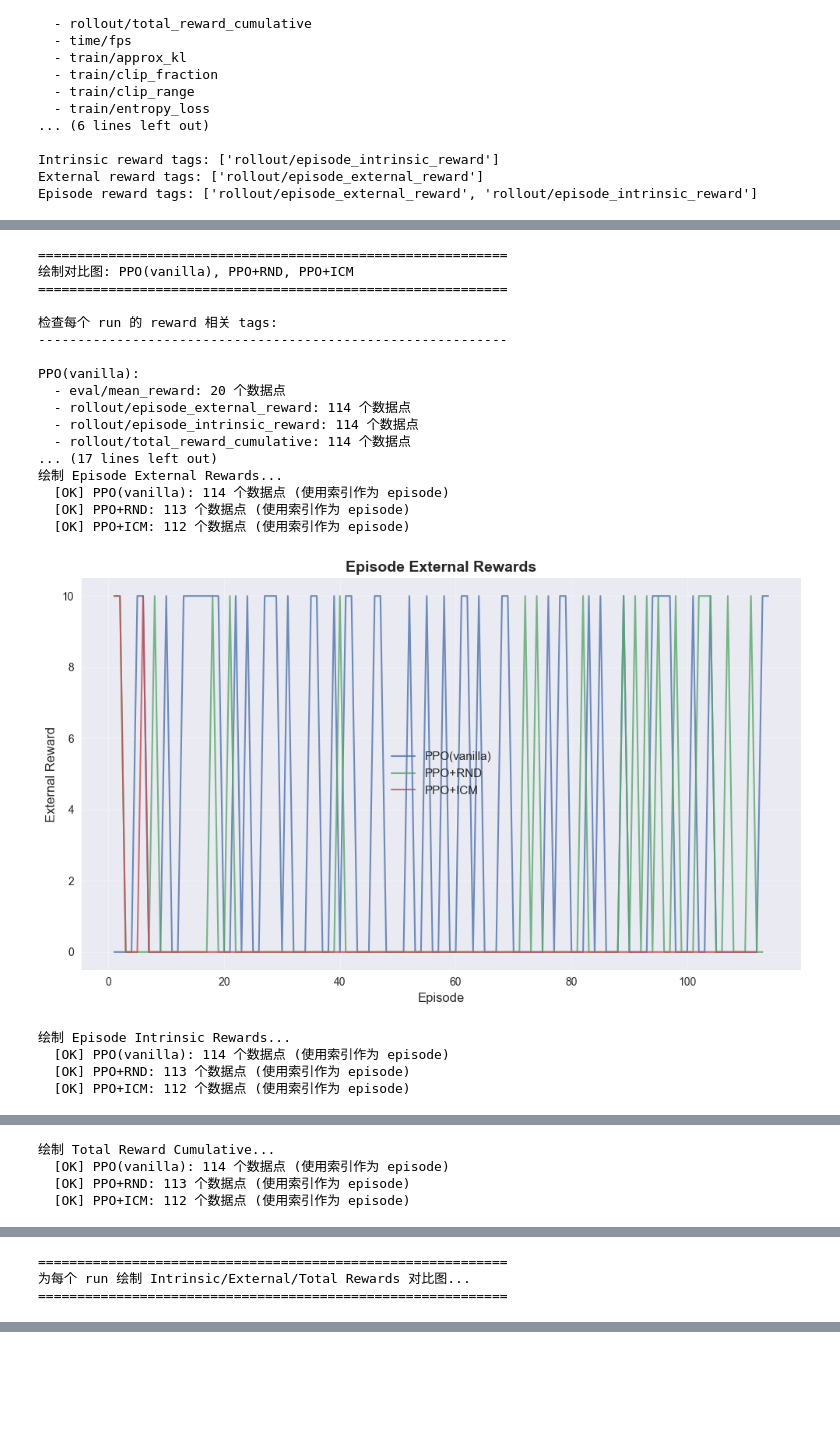
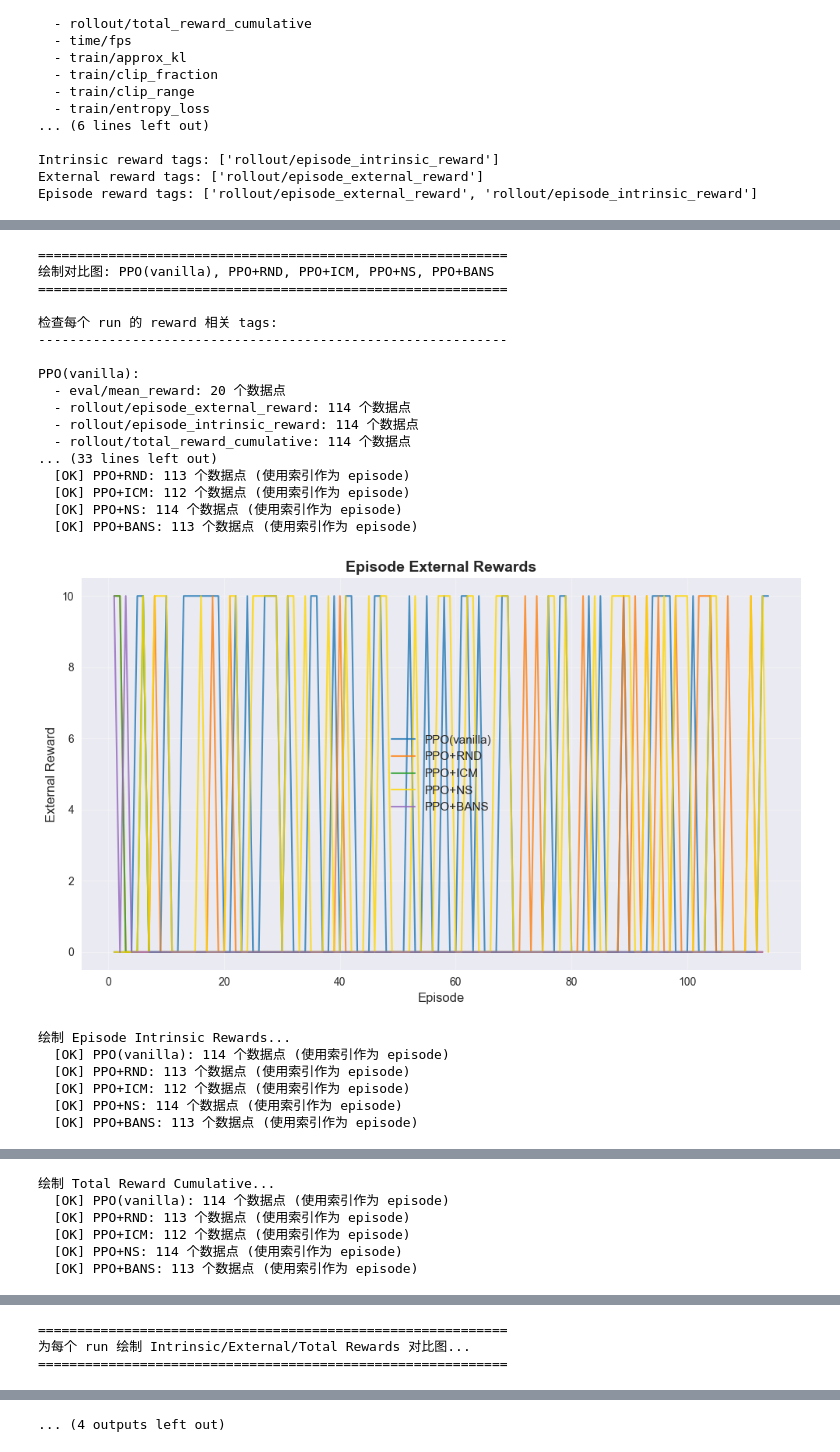
Before and after one commit to S-lijun/boundary-aware-novelty-search, a Jupyter notebook: boundary_ns_rl/TensorBoard_Procgen.ipynb, the cells around one changed output, grey strips where cells are left out. Drawn from its saved outputs; the diff is of its cells as text; code cells hidden in the pictures; blank space fills up the shorter version.

Commit message:
ns / boundary-aware ns procgen实验第一版

```diff
--- a/boundary_ns_rl/TensorBoard_Procgen.ipynb
+++ b/boundary_ns_rl/TensorBoard_Procgen.ipynb
@@ -37,9 +39,13 @@ RUNS = {
     # PPO（基础版本，无内在奖励）
     "procgen_maze_ppo_2": os.path.join(LOGS_DIR, "procgen_maze_ppo", "PPO_2"),
     # PPO+RND（带 RND 内在奖励）
-    "procgen_maze_ppo_rnd_4": os.path.join(LOGS_DIR, "procgen_maze_ppo_rnd", "PPO_4"),  # 新跑完的结果
+    "procgen_maze_ppo_rnd_4": os.path.join(LOGS_DIR, "procgen_maze_ppo_rnd", "PPO_4"),  # 最新 RND 结果
     # PPO+ICM（带 ICM 内在奖励）
     "procgen_maze_ppo_icm_1": os.path.join(LOGS_DIR, "procgen_maze_ppo_icm", "PPO_1"),
+    # PPO+NS（Boundary Novelty Search）
+    "procgen_maze_ppo_ns_3": os.path.join(LOGS_DIR, "procgen_maze_ppo_ns", "PPO_3"),
+    # PPO+BANS（Boundary Aware Novelty Search）
+    "procgen_maze_ppo_bans_1": os.path.join(LOGS_DIR, "procgen_maze_ppo_bans", "PPO_1"),
     # 如果有多个运行，可以添加更多
     # "procgen_maze_ppo_2": os.path.join(LOGS_DIR, "procgen_maze_ppo", "PPO_2"),
     # "procgen_maze_ppo_icm_2": os.path.join(LOGS_DIR, "procgen_maze_ppo_icm", "PPO_2"),
@@ -136,6 +144,17 @@ run_name_mapping = {
     "procgen_maze_ppo_2": "PPO(vanilla)",
     "procgen_maze_ppo_rnd_4": "PPO+RND",
     "procgen_maze_ppo_icm_1": "PPO+ICM",
+    "procgen_maze_ppo_ns_3": "PPO+NS",
+    "procgen_maze_ppo_bans_1": "PPO+BANS",
+}
+
+# 固定颜色映射，便于区分曲线
+color_map = {
+    "PPO(vanilla)": "tab:blue",
+    "PPO+RND": "tab:orange",
+    "PPO+ICM": "tab:green",
+    "PPO+NS": "gold",
+    "PPO+BANS": "tab:purple",
 }
 
 def plot_tag_for_runs(tag, runs_dict, title=None, xlabel="Episode", ylabel=None):
@@ -180,7 +199,8 @@ def plot_tag_for_runs(tag, runs_dict, title=None, xlabel="Episode", ylabel=None)
 
         # 使用友好的名称映射
         display_name = run_name_mapping.get(name, name)
-        plt.plot(x_data, vals, label=display_name, linewidth=1.5, alpha=0.8)
+        color = color_map.get(display_name, None)
+        plt.plot(x_data, vals, label=display_name, linewidth=1.5, alpha=0.8, color=color)
 
     plt.legend(fontsize=11)
     plt.grid(True, alpha=0.3)
@@ -239,13 +259,15 @@ for tag, title in found_tags.items():
     if tag != "rollout/episode_total_reward":  # 跳过旧版本的 tag，避免重复
         plot_tag_for_runs(tag, RUNS, title=title, ylabel="reward")
 
-# ===== 对比图：PPO(vanilla), PPO+RND, PPO+ICM =====
+# ===== 对比图：PPO(vanilla), PPO+RND, PPO+ICM, PPO+NS, PPO+BANS =====
 # 参考 Visualization.ipynb 的风格
 
 comparison_runs = {
     "PPO(vanilla)": os.path.join(LOGS_DIR, "procgen_maze_ppo", "PPO_2"),
     "PPO+RND": os.path.join(LOGS_DIR, "procgen_maze_ppo_rnd", "PPO_4"),
     "PPO+ICM": os.path.join(LOGS_DIR, "procgen_maze_ppo_icm", "PPO_1"),
+    "PPO+NS": os.path.join(LOGS_DIR, "procgen_maze_ppo_ns", "PPO_1"),
+    "PPO+BANS": os.path.join(LOGS_DIR, "procgen_maze_ppo_bans", "PPO_1"),
 }
 
 # 过滤出存在的运行
@@ -355,23 +377,27 @@ if len(existing_comparison_runs) > 0:
                 if episode_steps is not None and len(episode_counts) > 0:
                     aligned_episodes, aligned_vals = align_to_episodes(steps, vals, episode_steps, episode_counts)
                     if aligned_episodes is not None and len(aligned_episodes) > 0:
-                        plt.plot(aligned_episodes, aligned_vals, label=run_name, linewidth=1.5, alpha=0.8)
+                        color = color_map.get(run_name, None)
+                        plt.plot(aligned_episodes, aligned_vals, label=run_name, linewidth=1.5, alpha=0.8, color=color)
                         print(f"  [OK] {run_name}: {len(vals)} 个数据点 -> {len(aligned_episodes)} 个 episodes")
                     else:
                         # 对齐失败，尝试直接使用 episode_counts（如果长度匹配）
                         if len(steps) == len(episode_counts):
-                            plt.plot(episode_counts, vals, label=run_name, linewidth=1.5, alpha=0.8)
+                            color = color_map.get(run_name, None)
+                            plt.plot(episode_counts, vals, label=run_name, linewidth=1.5, alpha=0.8, color=color)
                             print(f"  [OK] {run_name}: {len(vals)} 个数据点 (直接使用 episode_counts)")
                         else:
                             # 使用数据点索引作为 episode 编号
                             episodes = np.arange(1, len(vals) + 1)
-                            plt.plot(episodes, vals, label=run_name, linewidth=1.5, alpha=0.8)
+                            color = color_map.get(run_name, None)
+                            plt.plot(episodes, vals, label=run_name, linewidth=1.5, alpha=0.8, color=color)
                             print(f"  [OK] {run_name}: {len(vals)} 个数据点 (使用索引作为 episode)")
                 else:
                     # 没有 episode_count，使用数据点索引作为 episode 编号
                     # 因为 reward 数据是在每个 episode 结束时记录的，所以每个数据点对应一个 episode
                     episodes = np.arange(1, len(vals) + 1)
-                    plt.plot(episodes, vals, label=run_name, linewidth=1.5, alpha=0.8)
+                    color = color_map.get(run_name, None)
+                    plt.plot(episodes, vals, label=run_name, linewidth=1.5, alpha=0.8, color=color)
                     print(f"  [OK] {run_name}: {len(vals)} 个数据点 (使用索引作为 episode)")
                 plotted_count += 1
             else:
@@ -525,22 +551,24 @@ for run_name, run_path in RUNS.items():
 ============================================================
-绘制对比图: PPO(vanilla), PPO+RND, PPO+ICM
+绘制对比图: PPO(vanilla), PPO+RND, PPO+ICM, PPO+NS, PPO+BANS
 ============================================================
 
 检查每个 run 的 reward 相关 tags:
 ------------------------------------------------------------
 
 PPO(vanilla):
   - eval/mean_reward: 20 个数据点
   - rollout/episode_external_reward: 114 个数据点
   - rollout/episode_intrinsic_reward: 114 个数据点
   - rollout/total_reward_cumulative: 114 个数据点
-... (17 lines left out)
-绘制 Episode External Rewards...
-  [OK] PPO(vanilla): 114 个数据点 (使用索引作为 episode)
+... (33 lines left out)
   [OK] PPO+RND: 113 个数据点 (使用索引作为 episode)
   [OK] PPO+ICM: 112 个数据点 (使用索引作为 episode)
+  [OK] PPO+NS: 114 个数据点 (使用索引作为 episode)
+  [OK] PPO+BANS: 113 个数据点 (使用索引作为 episode)
-[figure, old version]
+[figure, new version]
 绘制 Episode Intrinsic Rewards...
   [OK] PPO(vanilla): 114 个数据点 (使用索引作为 episode)
   [OK] PPO+RND: 113 个数据点 (使用索引作为 episode)
   [OK] PPO+ICM: 112 个数据点 (使用索引作为 episode)
+  [OK] PPO+NS: 114 个数据点 (使用索引作为 episode)
+  [OK] PPO+BANS: 113 个数据点 (使用索引作为 episode)
@@ -549,3 +577,5 @@ PPO(vanilla):
   [OK] PPO(vanilla): 114 个数据点 (使用索引作为 episode)
   [OK] PPO+RND: 113 个数据点 (使用索引作为 episode)
   [OK] PPO+ICM: 112 个数据点 (使用索引作为 episode)
+  [OK] PPO+NS: 114 个数据点 (使用索引作为 episode)
+  [OK] PPO+BANS: 113 个数据点 (使用索引作为 episode)
@@ -559,3 +587,4 @@ PPO(vanilla):
+... (4 outputs left out)
 # %%
 # ===== 定义要画的所有 tag（跟 TensorBoard 里的图一一对应） =====
 
```
Also changed, not shown: parts of 4 cells of this notebook, 18 other files.
